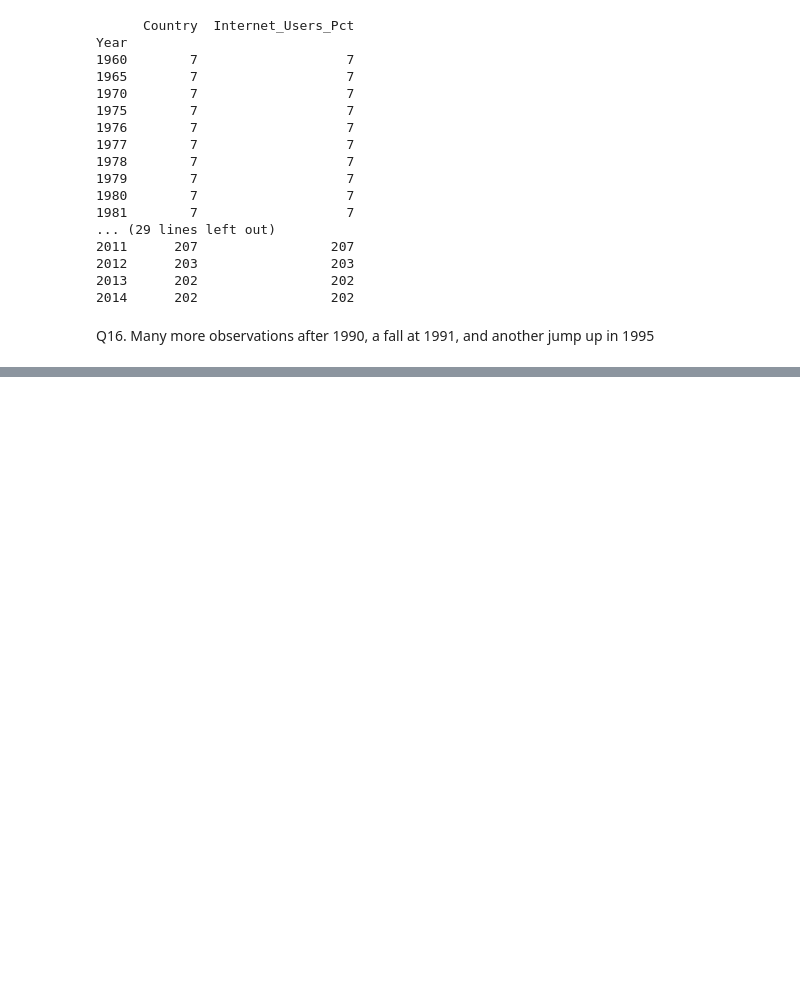
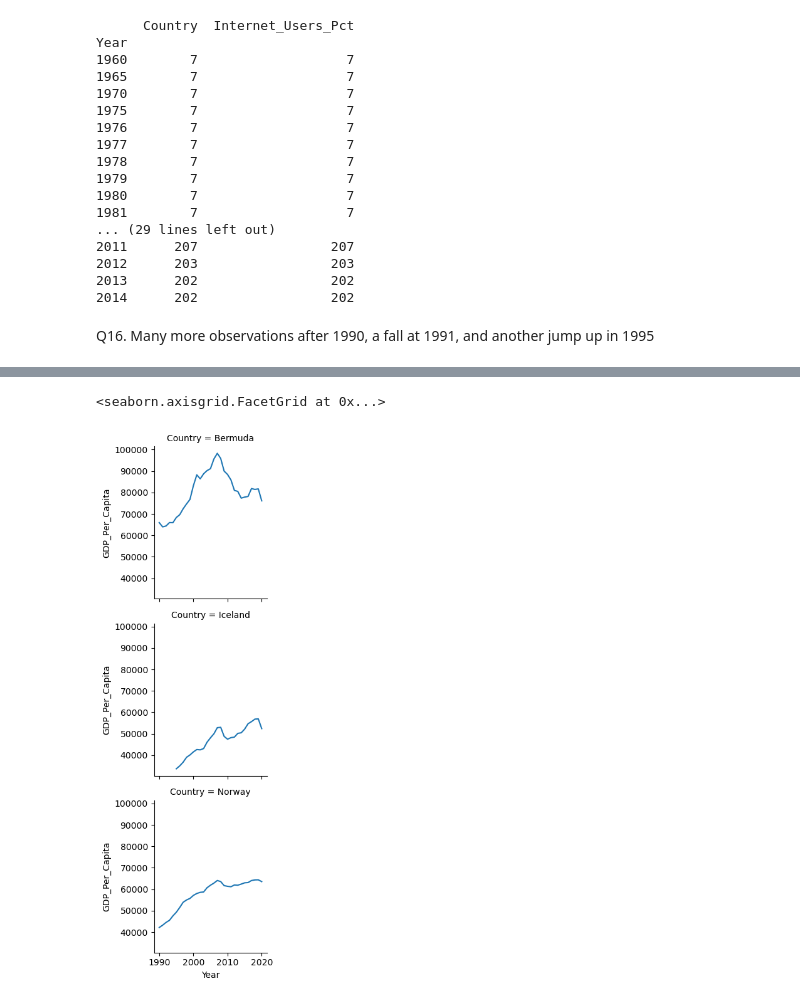
Before and after one commit to NSS-Data-Analytics-Cohort-8/gdp-and-internet-usage-jtbest, a Jupyter notebook: notebooks/un_project.ipynb, the cells around one changed output, grey strips where cells are left out. Saved outputs shown, nothing was run; the diff lists cells and outputs as text; code cells hidden in the pictures; blank space fills up the shorter version.

```diff
--- a/notebooks/un_project.ipynb
+++ b/notebooks/un_project.ipynb
@@ -387,0 +419,4 @@ internet_df.loc[internet_df.groupby(['Year'])['Internet_Users_Pct'].transform('s
+# %%
+internet_df.info()
+gdp_df.rename(columns={'Countries': 'Country'}, inplace=True)
+gdp_df.info()
@@ -387,0 +441,4 @@ internet_df.loc[internet_df.groupby(['Year'])['Internet_Users_Pct'].transform('s
+# %%
+gdp_and_internet_use = pd.merge(gdp_df, internet_df, on=['Country', 'Year'], how='left')
+
+gdp_and_internet_use.info()
@@ -387,0 +477,10 @@ internet_df.loc[internet_df.groupby(['Year'])['Internet_Users_Pct'].transform('s
+# %%
+top3 = gdp_and_internet_use.sort_values(by = 'Internet_Users_Pct', ascending = False).head(3)
+print(top3)
+
+gdp_and_internet_use['Internet_Rank'] = gdp_and_internet_use.groupby('Year')['Internet_Users_Pct'].rank(ascending=False, na_option='bottom')
+gdp_and_internet_use['GDP_Rank'] = gdp_and_internet_use.groupby('Year')['GDP_Per_Capita'].rank(ascending=False, na_option='bottom')
+print(gdp_and_internet_use)
+
+top3=gdp_and_internet_use[(gdp_and_internet_use['Year']==2014)].sort_values(by = 'Internet_Rank', ascending = True).head(3)
+print(top3)
@@ -387,0 +505,9 @@ internet_df.loc[internet_df.groupby(['Year'])['Internet_Users_Pct'].transform('s
+# %%
+
+top_countries = gdp_and_internet_use[gdp_and_internet_use['Year'] == 2014].sort_values('Internet_Rank', ascending=True)['Country'].iloc[:3]
+
+
+filtered_df = gdp_and_internet_use[(gdp_and_internet_use['Country'].isin(top_countries))]
+
+
+print(filtered_df)
@@ -387,0 +532,6 @@ internet_df.loc[internet_df.groupby(['Year'])['Internet_Users_Pct'].transform('s
+# %%
+g = sns.FacetGrid(filtered_df, row="Country")
+g.map(sns.lineplot, 'Year', 'GDP_Per_Capita')
+# %% [output]
+<seaborn.axisgrid.FacetGrid at 0x...>
+[figure, added]
```
Also changed, not shown: parts of 15 cells of this notebook.
